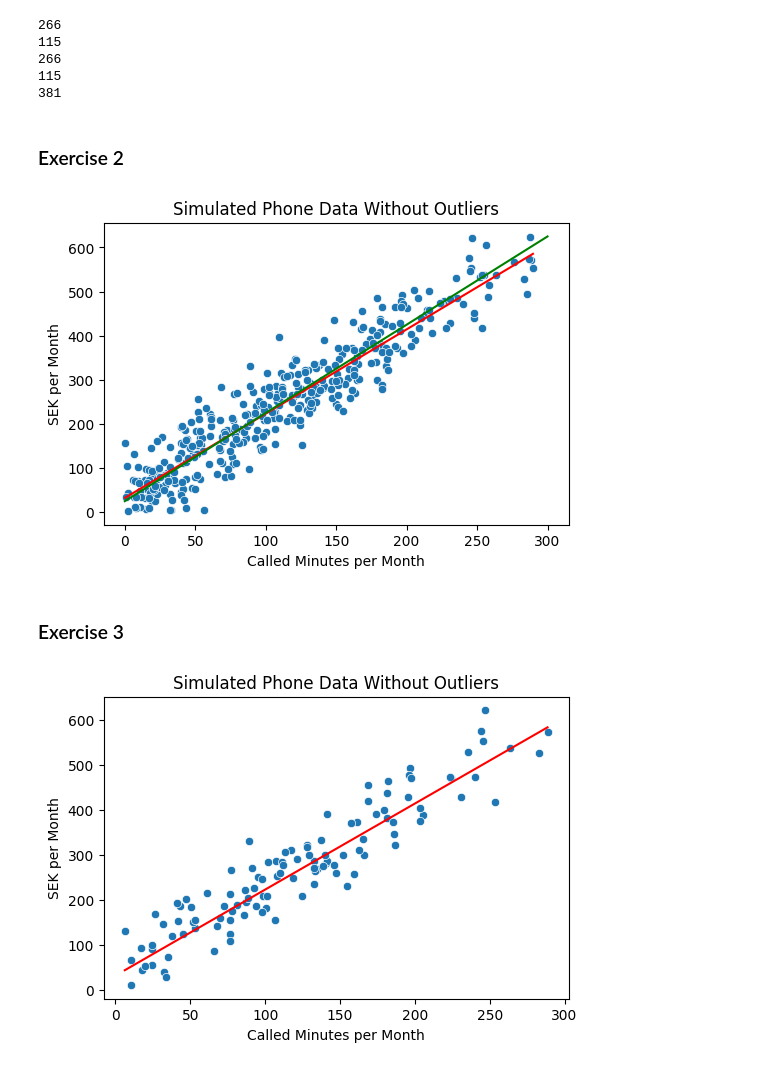
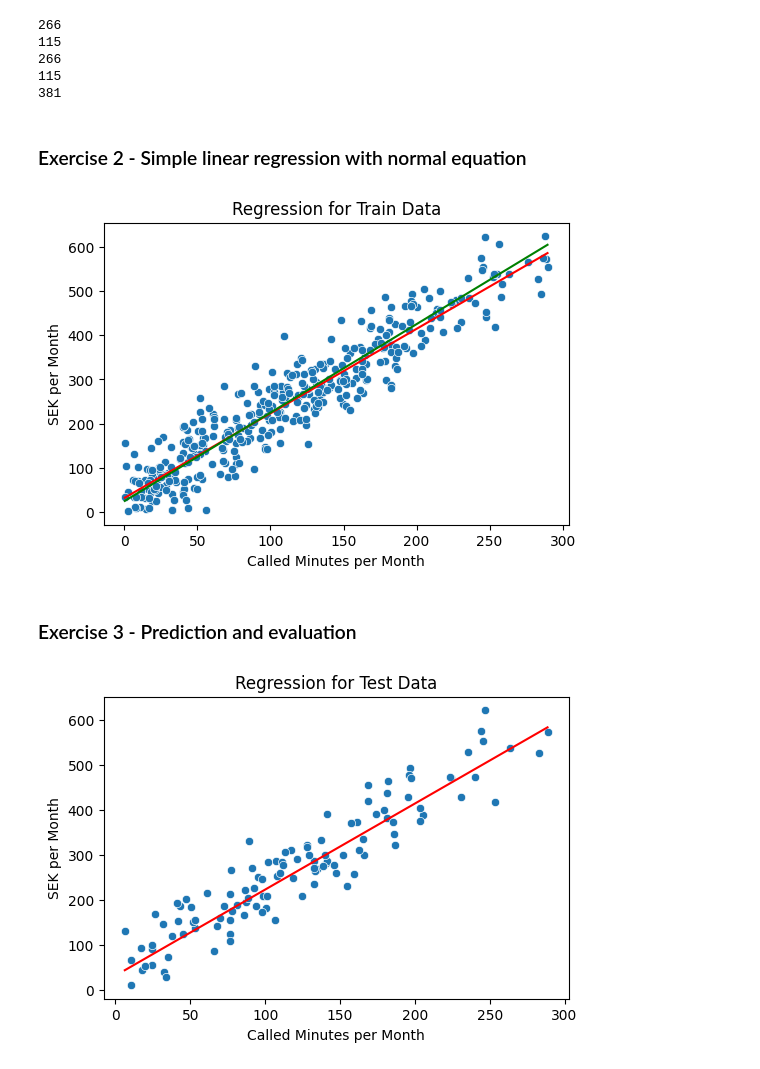
Before and after one commit to Anna-MariaSjolund/Machine-learning, a Jupyter notebook: exercises_0.ipynb, the cells around one changed output. Cells and saved outputs as stored; diff of their text form; code cells hidden in the pictures.

Commit message:
Started exercises 4 and 5

```diff
--- a/exercises_0.ipynb
+++ b/exercises_0.ipynb
@@ -111,7 +128,7 @@ print(len(X_train) + len(X_test))
 115
 381
 # %% [markdown]
-### Exercise 2
+### Exercise 2 - Simple linear regression with normal equation
 # %%
 def prediction_model(x_value):
 
@@ -120,18 +137,15 @@ def prediction_model(x_value):
 
     return predicted_value
 # %%
+predicted_price_train_data = [prediction_model(data_point) for data_point in X_train]
+line_y_ground_truth = 25 + 2 * X_train
+
 fig, ax = plt.subplots(dpi=100)
-
-predicted_price_train_data = [prediction_model(data_point) for data_point in X_train]
-
-line_x_ground_truth = np.linspace(0,300,400)
-line_y_ground_truth = 25 + 2 * line_x_ground_truth
-
 sns.scatterplot(data = phone_data_outliers_rem, x = "Called Minutes", y = "Price")
-_ = ax.set(xlabel="Called Minutes per Month", ylabel="SEK per Month", title="Simulated Phone Data Without Outliers")
+_ = ax.set(xlabel="Called Minutes per Month", ylabel="SEK per Month", title="Regression for Train Data")
 _ = sns.lineplot(x=X_train, y=predicted_price_train_data, color="red")
-_ = sns.lineplot(x=line_x_ground_truth, y=line_y_ground_truth, color="green")
+_ = sns.lineplot(x=X_train, y=line_y_ground_truth, color="green")
 # %% [output]
-[figure, old version]
+[figure, new version]
 # %% [markdown]
-### Exercise 3
+### Exercise 3 - Prediction and evaluation
@@ -138,11 +155,8 @@ _ = sns.lineplot(x=line_x_ground_truth, y=line_y_ground_truth, color="green")
 # %%
 fig, ax = plt.subplots(dpi=100)
-
-predicted_price_test_data = [prediction_model(data_point) for data_point in X_test]
-
 sns.scatterplot(x=X_test, y=y_test)
-_ = ax.set(xlabel="Called Minutes per Month", ylabel="SEK per Month", title="Simulated Phone Data Without Outliers")
+_ = ax.set(xlabel="Called Minutes per Month", ylabel="SEK per Month", title="Regression for Test Data")
 _ = sns.lineplot(x=X_test, y=predicted_price_test_data, color="red")
 # %% [output]
-[figure, old version]
+[figure, new version]
 # %%
```
Also changed, not shown: parts of 27 cells of this notebook.
